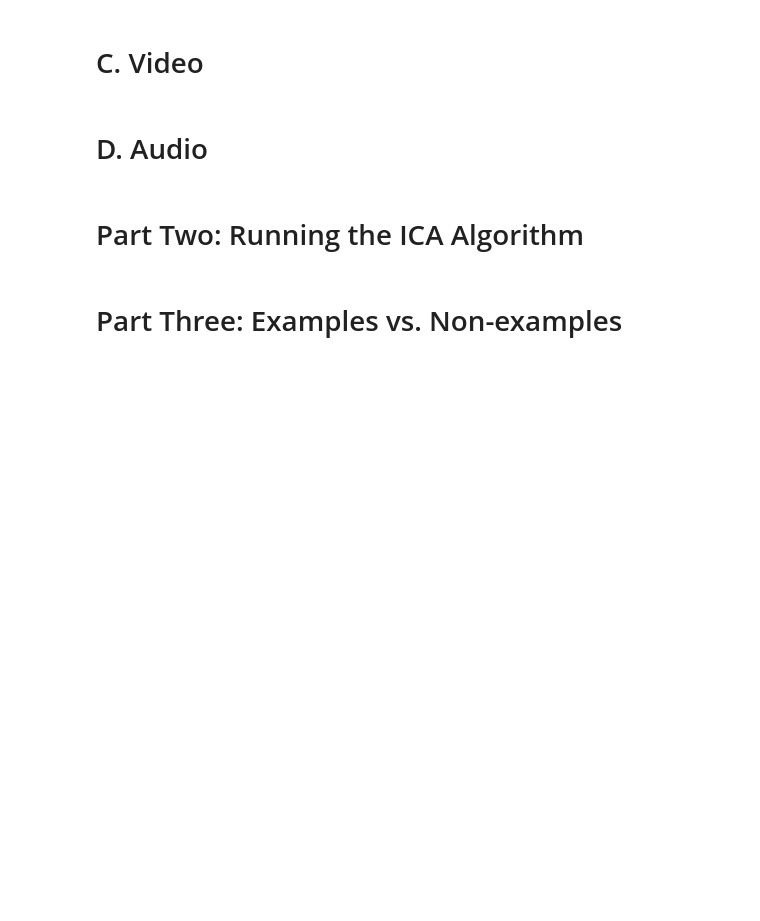
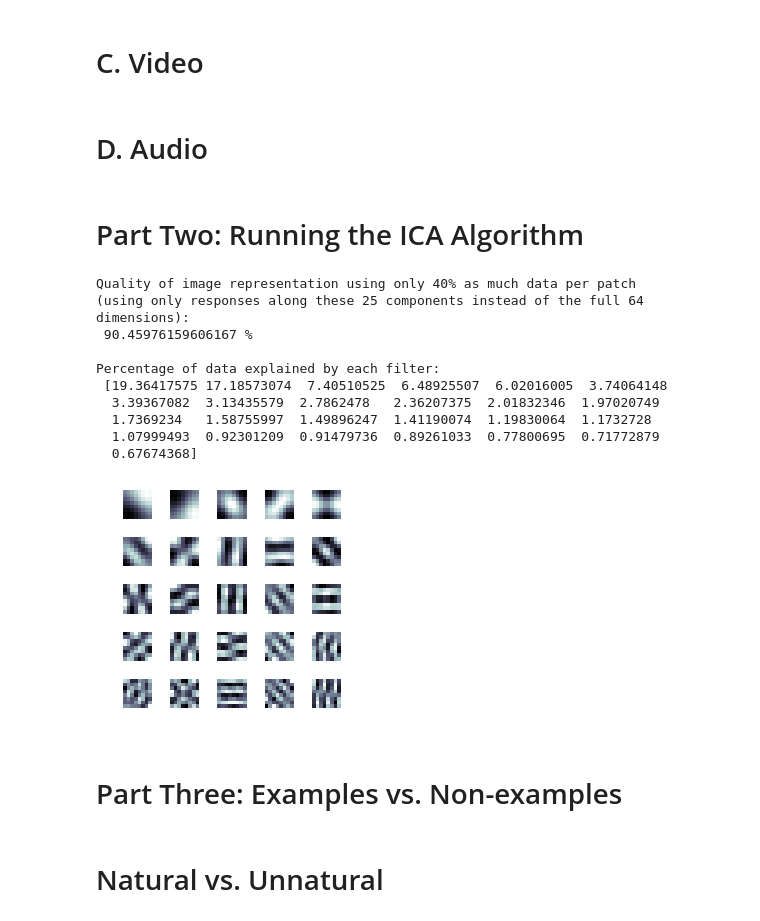
Before and after one commit to harmeetsingh5/Receptive-Fields, a Jupyter notebook: Jupyter Notebook Demo/Efficient Neural Coding.ipynb, the cells around one changed output. Drawn from its saved outputs; the diff is of its cells as text; code cells hidden in the pictures; blank space fills up the shorter version.

Commit message:
Add files via upload
Updated notebook and added unnatural grayscale

```diff
--- a/Jupyter Notebook Demo/Efficient Neural Coding.ipynb
+++ b/Jupyter Notebook Demo/Efficient Neural Coding.ipynb
@@ -158,5 +283,34 @@ show_patches_mat(patches_mat)
 #  D. Audio
 # %% [markdown]
 #  Part Two: Running the ICA Algorithm
+# %%
+#run the code (for grayscale, color, etc.) that the algorithm is being applied to before running this chunk
+
+
+pcatemp = sklearn.decomposition.PCA(n_components=25)
+pcafit = pcatemp.fit(np.transpose(patches_mat))
+
+print('Quality of image representation using only 40% as much data per patch',
+      '\n(using only responses along these 25 components instead of the full 64 dimensions):',
+      '\n',np.sum(100*pcafit.explained_variance_ratio_),'%')
+
+print('\nPercentage of data explained by each filter:\n',100*pcafit.explained_variance_ratio_)
+
+pca_comp = pcafit.components_
+show_patches_mat(np.transpose(pca_comp), 25)
+# %% [output]
+Quality of image representation using only 40% as much data per patch
+(using only responses along these 25 components instead of the full 64 dimensions):
+ 90.45976159606167 %
+
+Percentage of data explained by each filter:
+ [19.36417575 17.18573074  7.40510525  6.48925507  6.02016005  3.74064148
+  3.39367082  3.13435579  2.7862478   2.36207375  2.01832346  1.97020749
+  1.7369234   1.58755997  1.49896247  1.41190074  1.19830064  1.1732728
+  1.07999493  0.92301209  0.91479736  0.89261033  0.77800695  0.71772879
+  0.67674368]
+[figure, added]
 # %% [markdown]
 #  Part Three: Examples vs. Non-examples
+# %% [markdown]
+# Natural vs. Unnatural
```
Also changed, not shown: parts of 6 cells of this notebook, 11 other files.
